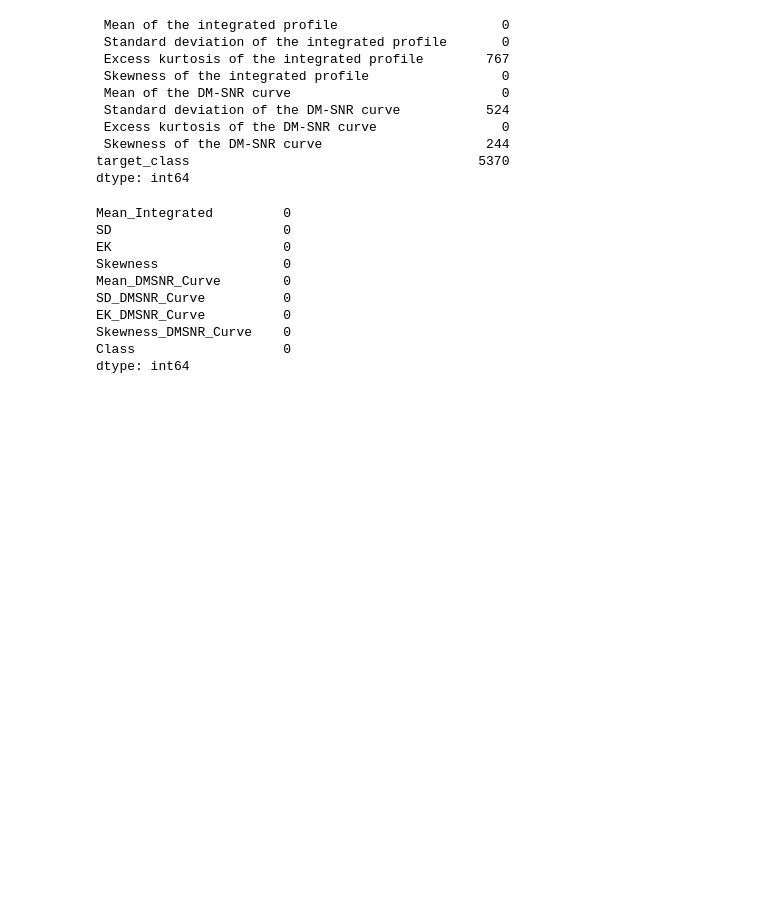
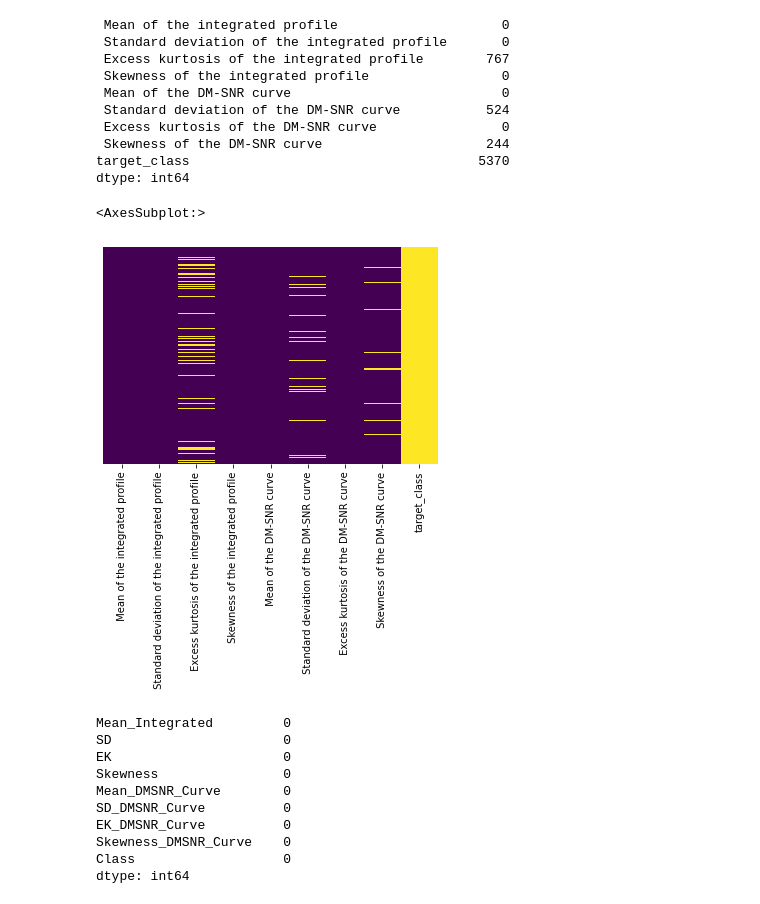
Before and after one commit to derrick-poage/Pulsar-prediction, a Jupyter notebook: Pulsar Prediction.ipynb, the cells around one changed output. Cells and saved outputs as stored; diff of their text form; code cells hidden in the pictures; blank space fills up the shorter version.

```diff
--- a/Pulsar Prediction.ipynb
+++ b/Pulsar Prediction.ipynb
@@ -126,6 +133,11 @@ pulsar_test.isnull().sum()
  Skewness of the DM-SNR curve                     244
 target_class                                     5370
 dtype: int64
+# %%
+sns.heatmap(pulsar_test.isnull(), yticklabels=False, cbar=False, cmap='viridis')
+# %% [output]
+<AxesSubplot:>
+[figure, added]
 # %%
 pulsar.isnull().sum()
 # %% [output]
```
Also changed, not shown: parts of 73 cells of this notebook, 1 other file.
